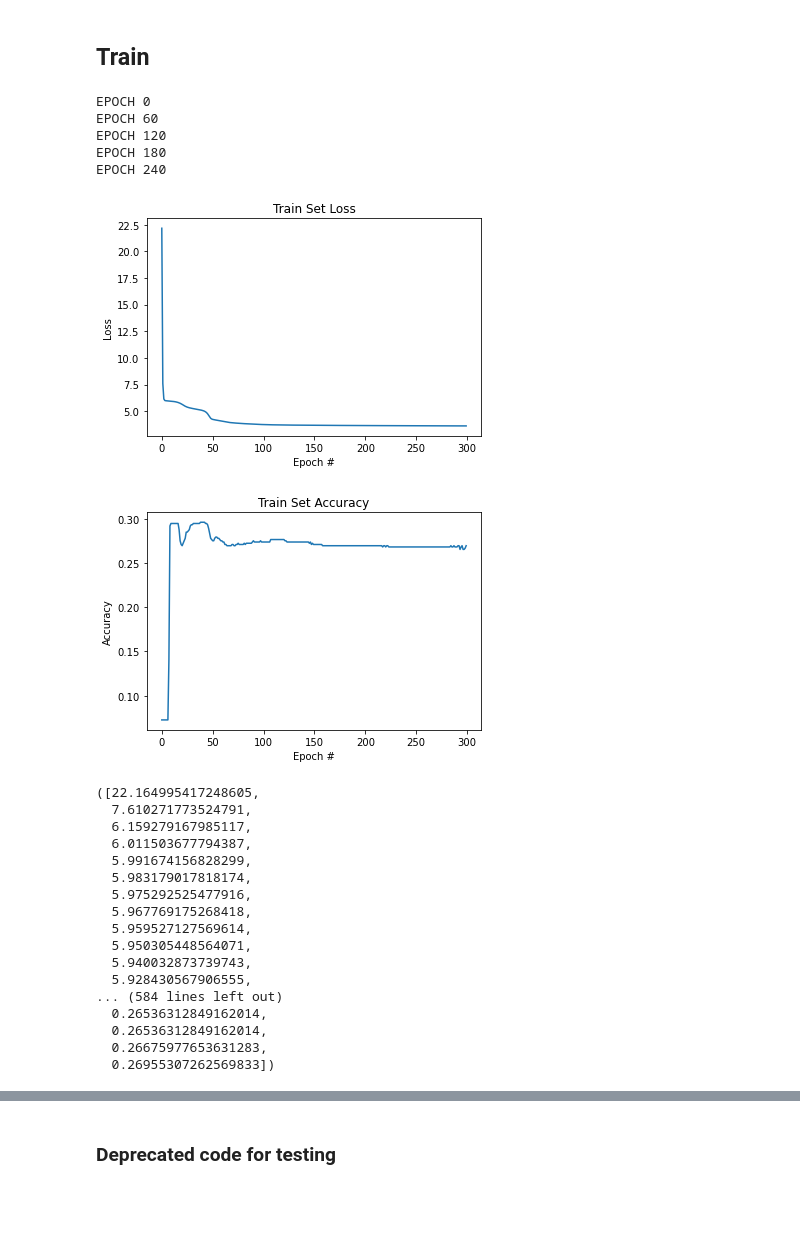
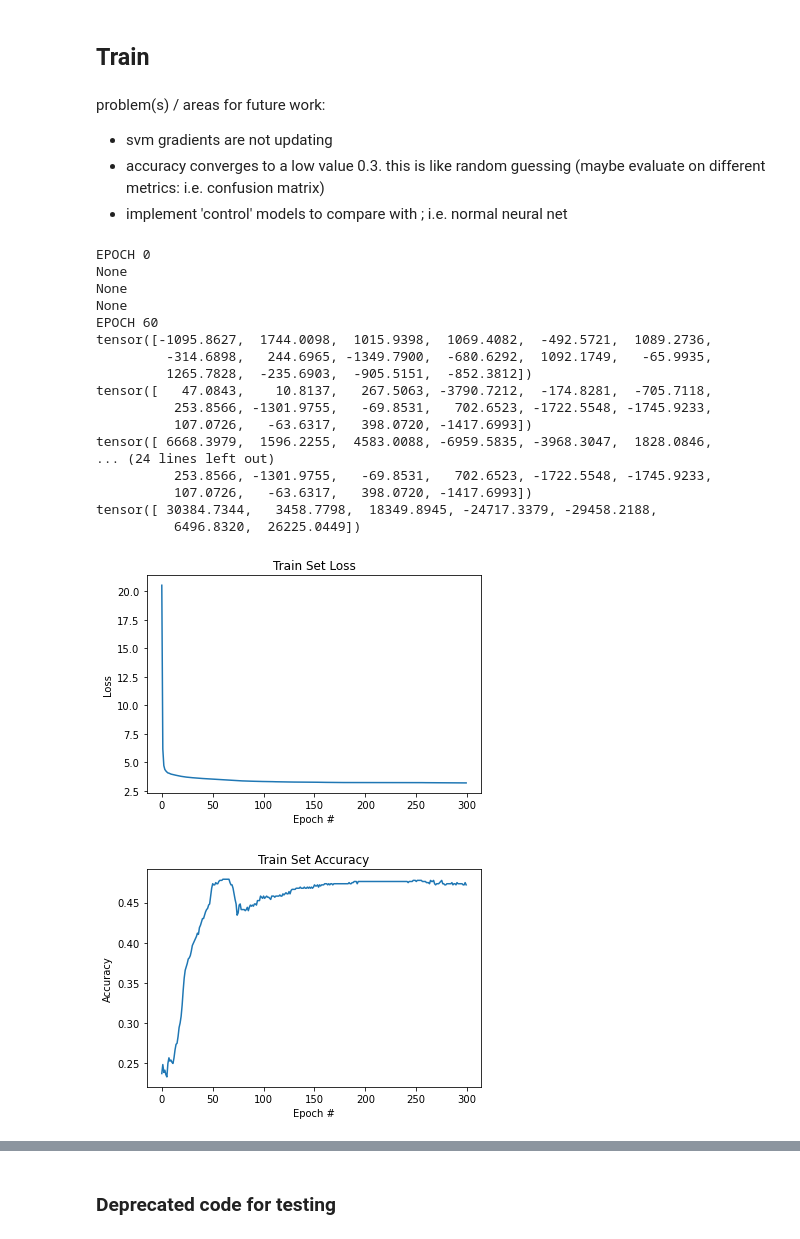
Before and after one commit to nabilLearns/Deeply-Supervised-Nets, a Jupyter notebook: DSN.ipynb, the cells around one changed output, grey strips where cells are left out. Saved outputs shown, nothing was run; the diff lists cells and outputs as text; code cells hidden in the pictures; blank space fills up the shorter version.

Commit message:
update svm grad implementation

```diff
--- a/DSN.ipynb
+++ b/DSN.ipynb
@@ -176,30 +177,34 @@ tensor([1., 2., 3., 4., 5., 6., 7.])
 torch.manual_seed(0)
 
 class Network(nn.Module):
-    def __init__(self, n_in=34, n_hidden=5, n_classes=7):#, ks, stride):
+    def __init__(self, n_in=34, n_hidden=16, n_classes=7):
         super(Network, self).__init__()
         self.mapping1 = nn.Linear(n_in, n_hidden)
         self.mapping2 = nn.Linear(n_hidden, n_hidden)
         self.mapping3 = nn.Linear(n_hidden, n_classes)
         self.relu = nn.ReLU()
 
-        self.svm_1 = torch.empty(n_hidden)
-        nn.init.uniform_(self.svm_1, -0.01, 0.01)
+        self.svm_1 = torch.ones(n_hidden, requires_grad=True)
+        nn.init.uniform_(self.svm_1, -0.1, 0.1)
 
-        self.svm_2 = torch.empty(n_hidden)
-        nn.init.uniform_(self.svm_2, -0.01, 0.01)
+        self.svm_2 = torch.ones(n_hidden, requires_grad=True)
+        nn.init.uniform_(self.svm_2, -0.1, 0.1)
 
-        self.svm_3 = torch.empty(n_classes)
-        nn.init.uniform_(self.svm_3, -0.01, 0.01)
+        self.svm_3 = torch.ones(n_classes, requires_grad=True)
+        nn.init.uniform_(self.svm_3, -0.1, 0.1)
 
         #self.w = nn.Parameter(torch.randn(1, 2), requires_grad=True)
 
     def forward(self, x):
         f_map1 = self.relu(self.mapping1(x))
         f_map2 = self.relu(self.mapping2(f_map1))
-        f_map3 = self.relu(self.mapping3(f_map2))
+        f_map3 = self.mapping3(f_map2)
 
-        return [f_map1, f_map2, f_map3, self.svm_1, self.svm_2, self.svm_3]
+        svm_1 = self.svm_1
+        svm_2 = self.svm_2
+        svm_3 = self.svm_3
+
+        return [f_map1, f_map2, f_map3, svm_1, svm_2, svm_3]
 
 
 def companion_loss(f_map, svm_w, t_labels, n_labels=7):
@@ -315,32 +327,32 @@ def train(num_epochs = 300):
     plt.show()
 
     return epoch_losses, epoch_accs
+# %% [markdown]
+problem(s) / areas for future work:
+- svm gradients are not updating
+- accuracy converges to a low value 0.3. this is like random guessing (maybe evaluate on different metrics: i.e. confusion matrix)
+- implement 'control' models to compare with ; i.e. normal neural net
 # %%
 model = Network()
-train()
+epoch_losses, epoch_accs = train()
 # %% [output]
 EPOCH 0
+None
+None
+None
 EPOCH 60
-EPOCH 120
-EPOCH 180
-EPOCH 240
+tensor([-1095.8627,  1744.0098,  1015.9398,  1069.4082,  -492.5721,  1089.2736,
+         -314.6898,   244.6965, -1349.7900,  -680.6292,  1092.1749,   -65.9935,
+         1265.7828,  -235.6903,  -905.5151,  -852.3812])
+tensor([   47.0843,    10.8137,   267.5063, -3790.7212,  -174.8281,  -705.7118,
+          253.8566, -1301.9755,   -69.8531,   702.6523, -1722.5548, -1745.9233,
+          107.0726,   -63.6317,   398.0720, -1417.6993])
+tensor([ 6668.3979,  1596.2255,  4583.0088, -6959.5835, -3968.3047,  1828.0846,
+... (24 lines left out)
+          253.8566, -1301.9755,   -69.8531,   702.6523, -1722.5548, -1745.9233,
+          107.0726,   -63.6317,   398.0720, -1417.6993])
+tensor([ 30384.7344,   3458.7798,  18349.8945, -24717.3379, -29458.2188,
+          6496.8320,  26225.0449])
-[figure, old version]
+[figure, new version]
-[figure, old version]
+[figure, new version]
-([22.164995417248605,
-  7.610271773524791,
-  6.159279167985117,
-  6.011503677794387,
-  5.991674156828299,
-  5.983179017818174,
-  5.975292525477916,
-  5.967769175268418,
-  5.959527127569614,
-  5.950305448564071,
-  5.940032873739743,
-  5.928430567906555,
-... (584 lines left out)
-  0.26536312849162014,
-  0.26536312849162014,
-  0.26675977653631283,
-  0.26955307262569833])
 # %%
```
Also changed, not shown: parts of 4 cells of this notebook.
